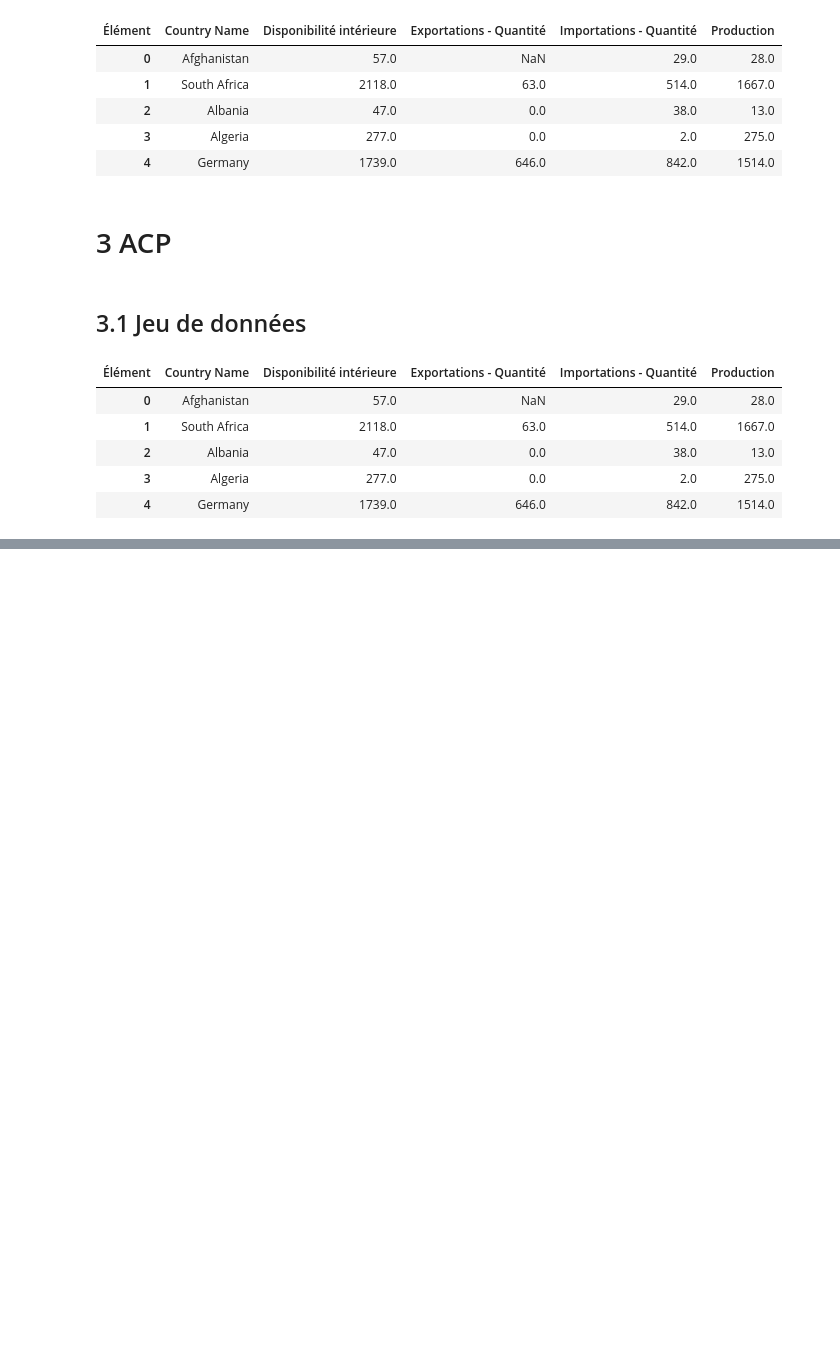
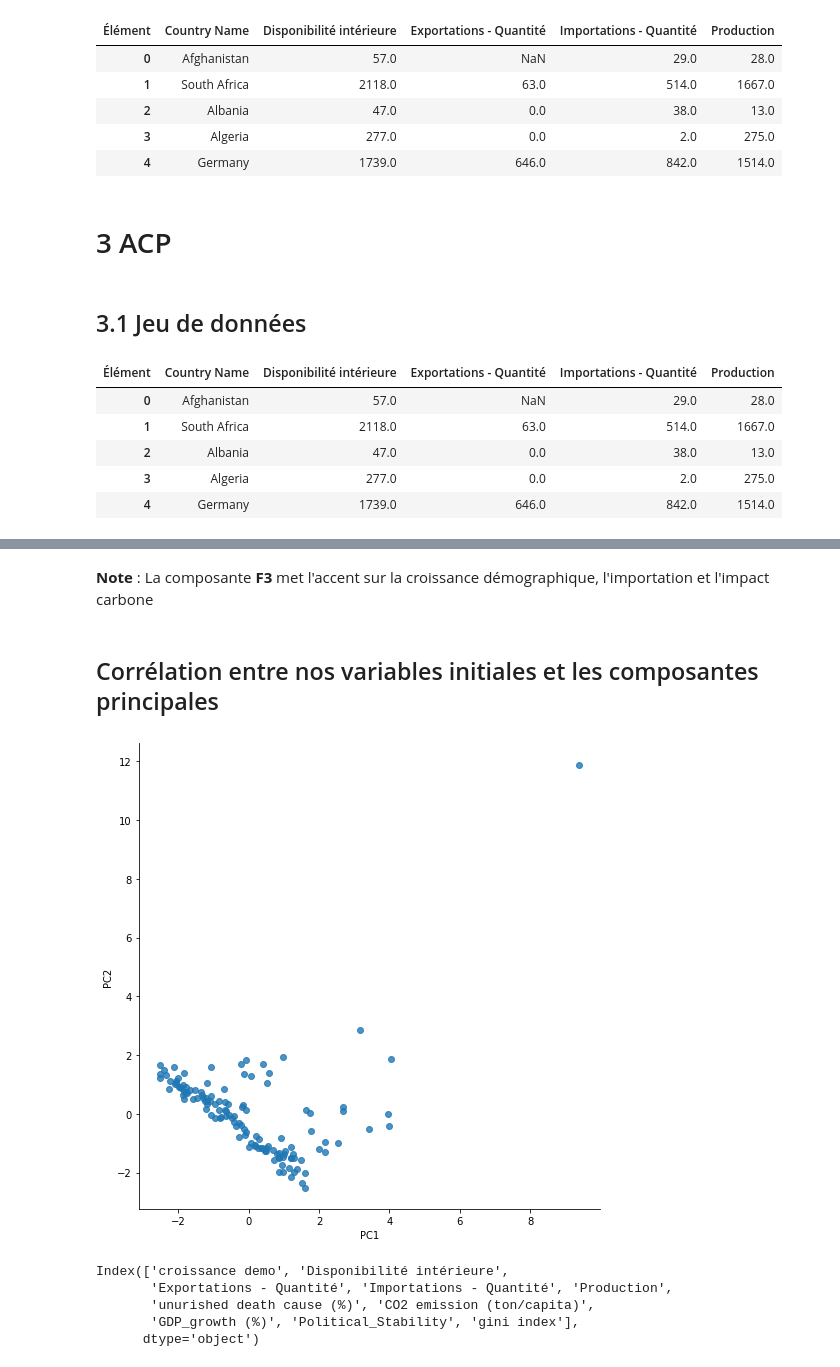
Before and after one commit to marcadeant/PCA_Clustering, a Jupyter notebook: Data Cleaning.ipynb, the cells around one changed output, grey strips where cells are left out. Drawn from its saved outputs; the diff is of its cells as text; code cells hidden in the pictures; blank space fills up the shorter version.

```diff
--- a/Data Cleaning.ipynb
+++ b/Data Cleaning.ipynb
@@ -699,0 +836,21 @@ data_set.reset_index().to_csv("Data set/acp_training_set.csv")
+# %% [markdown]
+**Note** : La composante **F3** met l'accent sur la croissance démographique, l'importation et l'impact carbone
+# %% [markdown]
+## Corrélation entre nos variables initiales et les composantes principales
+# %%
+pca = PCA(n_components=6)
+reduced = pca.fit_transform(data_standardized)
+
+for i in range(0, nb_components):
+    training_set['PC' + str(i + 1)] = reduced[:, i]
+# %%
+g = sns.lmplot('PC1',
+               'PC2',
+               data=training_set,
+               fit_reg=False,
+               scatter=True,
+               height=7)
+
+plt.show()
+# %% [output]
+[figure, added]
@@ -699,0 +859,8 @@ data_set.reset_index().to_csv("Data set/acp_training_set.csv")
+# %%
+features
+# %% [output]
+Index(['croissance demo', 'Disponibilité intérieure',
+       'Exportations - Quantité', 'Importations - Quantité', 'Production',
+       'unurished death cause (%)', 'CO2 emission (ton/capita)',
+       'GDP_growth (%)', 'Political_Stability', 'gini index'],
+      dtype='object')
```
Also changed, not shown: parts of 27 cells of this notebook, 1 other file.
